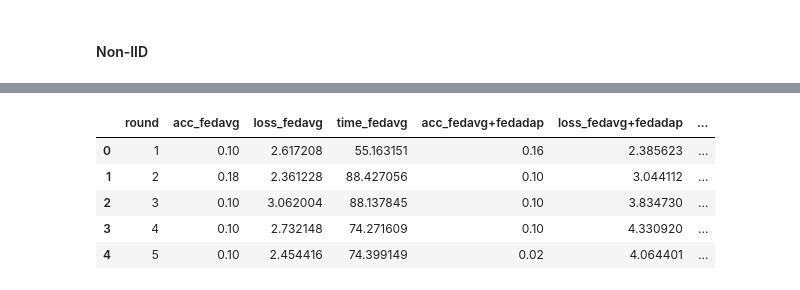
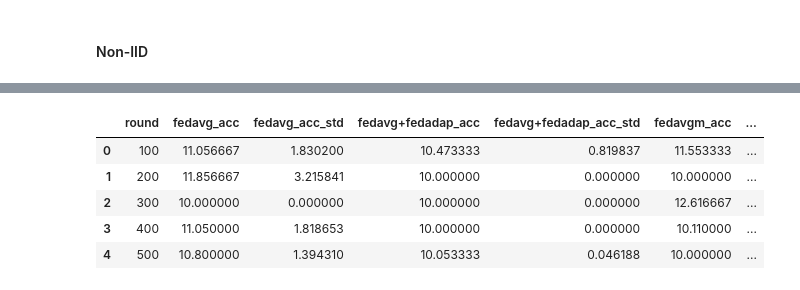
Before and after one commit to nclabteam/FedChyper, a Jupyter notebook: graphs_fedadap.ipynb, the cells around one changed output, grey strips where cells are left out. Saved outputs shown, nothing was run; the diff lists cells and outputs as text; code cells hidden in the pictures.

```diff
--- a/graphs_fedadap.ipynb
+++ b/graphs_fedadap.ipynb
@@ -67,16 +78,21 @@ def set_size(width, fraction=1):
 # %% [markdown]
 ### Load Data
 # %%
-DATA_DIR ="/home/mak36/Desktop/curr_work/FLNCLAB/out/consolidated_data"
+DATA_DIR ="./csv_files/v2"
 
-CIFAR_IID = os.path.join(DATA_DIR,'fedadap_iid_cifar_consolidated.csv')
-CIFAR_NIID_0_1 = os.path.join(DATA_DIR,'fedadap_niid_0_1_cifar_consolidated.csv')
-CIFAR_NIID_0_5 = os.path.join(DATA_DIR,'fedadap_niid_0_5_cifar_consolidated.csv')
-CIFAR_NIID_100 = os.path.join(DATA_DIR,'fedadap_niid_100_cifar_consolidated.csv')
+CIFAR_IID = os.path.join(DATA_DIR,'fedadap_cifar10_iid_consol.csv')
+CIFAR_NIID_0_1 = os.path.join(DATA_DIR,'fedadap_cifar10_niid_0_1_consol.csv')
+CIFAR_NIID_0_6 = os.path.join(DATA_DIR,'fedadap_cifar10_niid_0_6_consol.csv')
+CIFAR_NIID_100 = os.path.join(DATA_DIR,'fedadap_cifar10_niid_100_consol.csv')
+
+CIFAR100_IID = os.path.join(DATA_DIR,'fedadap_cifar100_iid_consol.csv')
+CIFAR100_NIID_0_1 = os.path.join(DATA_DIR,'fedadap_cifar100_niid_0_1_consol.csv')
+CIFAR100_NIID_0_6 = os.path.join(DATA_DIR,'fedadap_cifar100_niid_0_6_consol.csv')
+CIFAR100_NIID_100 = os.path.join(DATA_DIR,'fedadap_cifar100_niid_100_consol.csv')
 
 ABLATION_CIFAR = os.path.join(DATA_DIR,'fedadap_ablation.csv')
 
-SHAKESPEARE = os.path.join(DATA_DIR,'fedadap_niid_shakespeare_consolidated.csv')
+SHAKESPEARE = os.path.join(DATA_DIR,'fedadap_shakespeare_consol.csv')
 
-PLOTS_DIR = os.path.join(DATA_DIR,'plots')
+PLOTS_DIR = os.path.join('./','plots','v2')
 # %% [markdown]
@@ -172,10 +439,11 @@ cifar_niid_0_5_consol.head()
 # %%
-cifar_niid_0_1_consol = pd.read_csv(CIFAR_NIID_0_1)
-cifar_niid_0_1_consol.head()
+cifar10_niid_0_1_consol = pd.read_csv(CIFAR_NIID_0_1)
+cifar10_niid_0_1_consol = cifar10_niid_0_1_consol * 100
+cifar10_niid_0_1_consol.head()
 # %% [output]
-|  | round | acc_fedavg | loss_fedavg | time_fedavg | acc_fedavg+fedadap | loss_fedavg+fedadap | ... |
-| 0 | 1 | 0.10 | 2.617208 | 55.163151 | 0.16 | 2.385623 | ... |
-| 1 | 2 | 0.18 | 2.361228 | 88.427056 | 0.10 | 3.044112 | ... |
-| 2 | 3 | 0.10 | 3.062004 | 88.137845 | 0.10 | 3.834730 | ... |
-| 3 | 4 | 0.10 | 2.732148 | 74.271609 | 0.10 | 4.330920 | ... |
-| 4 | 5 | 0.10 | 2.454416 | 74.399149 | 0.02 | 4.064401 | ... |
+|  | round | fedavg_acc | fedavg_acc_std | fedavg+fedadap_acc | fedavg+fedadap_acc_std | fedavgm_acc | ... |
+| 0 | 100 | 11.056667 | 1.830200 | 10.473333 | 0.819837 | 11.553333 | ... |
+| 1 | 200 | 11.856667 | 3.215841 | 10.000000 | 0.000000 | 10.000000 | ... |
+| 2 | 300 | 10.000000 | 0.000000 | 10.000000 | 0.000000 | 12.616667 | ... |
+| 3 | 400 | 11.050000 | 1.818653 | 10.000000 | 0.000000 | 10.110000 | ... |
+| 4 | 500 | 10.800000 | 1.394310 | 10.053333 | 0.046188 | 10.000000 | ... |
```
Also changed, not shown: parts of 26 cells of this notebook, 12 other files.
